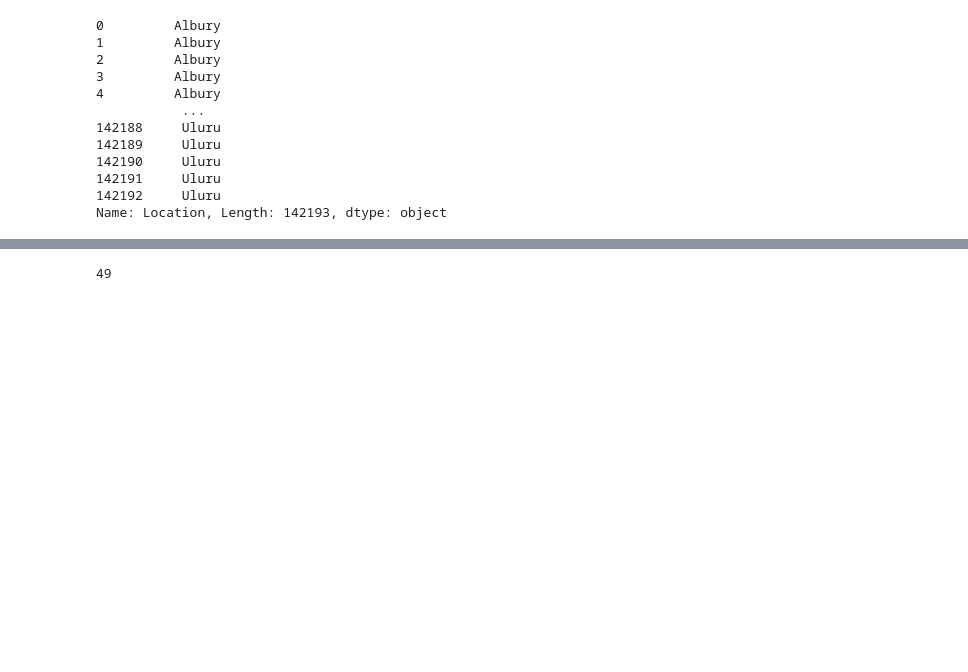
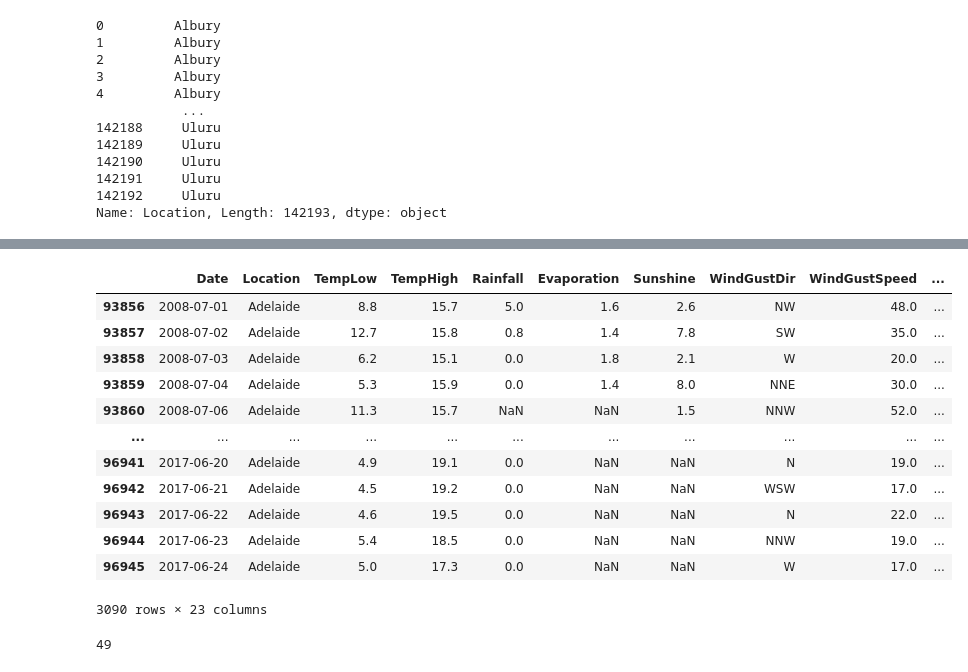
Before and after one commit to EricB10/rain-predictions-australia-project, a Jupyter notebook: sam_nb_COPY.ipynb, the cells around one changed output, grey strips where cells are left out. Saved outputs shown, nothing was run; the diff lists cells and outputs as text; code cells hidden in the pictures; blank space fills up the shorter version.

```diff
--- a/sam_nb.ipynb
+++ b/sam_nb_COPY.ipynb
@@ -327,3 +334,19 @@ Successfully installed geographiclib-1.50 geopy-1.22.0
+# %%
+df_per_town['Adelaide']
+# %% [output]
+|  | Date | Location | TempLow | TempHigh | Rainfall | Evaporation | Sunshine | WindGustDir | WindGustSpeed | ... |
+| 93856 | 2008-07-01 | Adelaide | 8.8 | 15.7 | 5.0 | 1.6 | 2.6 | NW | 48.0 | ... |
+| 93857 | 2008-07-02 | Adelaide | 12.7 | 15.8 | 0.8 | 1.4 | 7.8 | SW | 35.0 | ... |
+| 93858 | 2008-07-03 | Adelaide | 6.2 | 15.1 | 0.0 | 1.8 | 2.1 | W | 20.0 | ... |
+| 93859 | 2008-07-04 | Adelaide | 5.3 | 15.9 | 0.0 | 1.4 | 8.0 | NNE | 30.0 | ... |
+| 93860 | 2008-07-06 | Adelaide | 11.3 | 15.7 | NaN | NaN | 1.5 | NNW | 52.0 | ... |
+| ... | ... | ... | ... | ... | ... | ... | ... | ... | ... | ... |
+| 96941 | 2017-06-20 | Adelaide | 4.9 | 19.1 | 0.0 | NaN | NaN | N | 19.0 | ... |
+| 96942 | 2017-06-21 | Adelaide | 4.5 | 19.2 | 0.0 | NaN | NaN | WSW | 17.0 | ... |
+| 96943 | 2017-06-22 | Adelaide | 4.6 | 19.5 | 0.0 | NaN | NaN | N | 22.0 | ... |
+| 96944 | 2017-06-23 | Adelaide | 5.4 | 18.5 | 0.0 | NaN | NaN | NNW | 19.0 | ... |
+| 96945 | 2017-06-24 | Adelaide | 5.0 | 17.3 | 0.0 | NaN | NaN | W | 17.0 | ... |
+3090 rows × 23 columns
 # %%
 import geopandas
 import geopy
```
Also changed, not shown: parts of 10 cells of this notebook, 1 other file.
